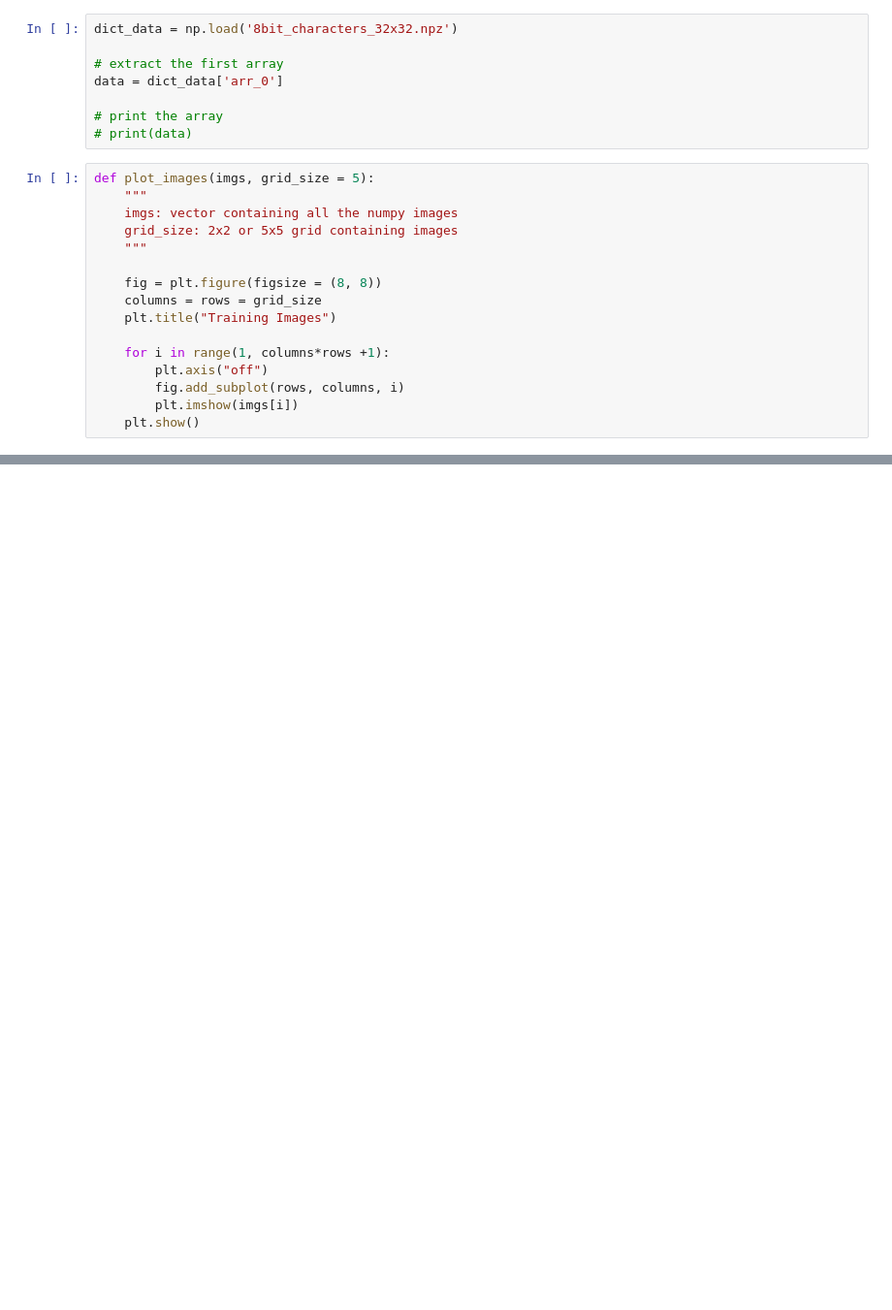
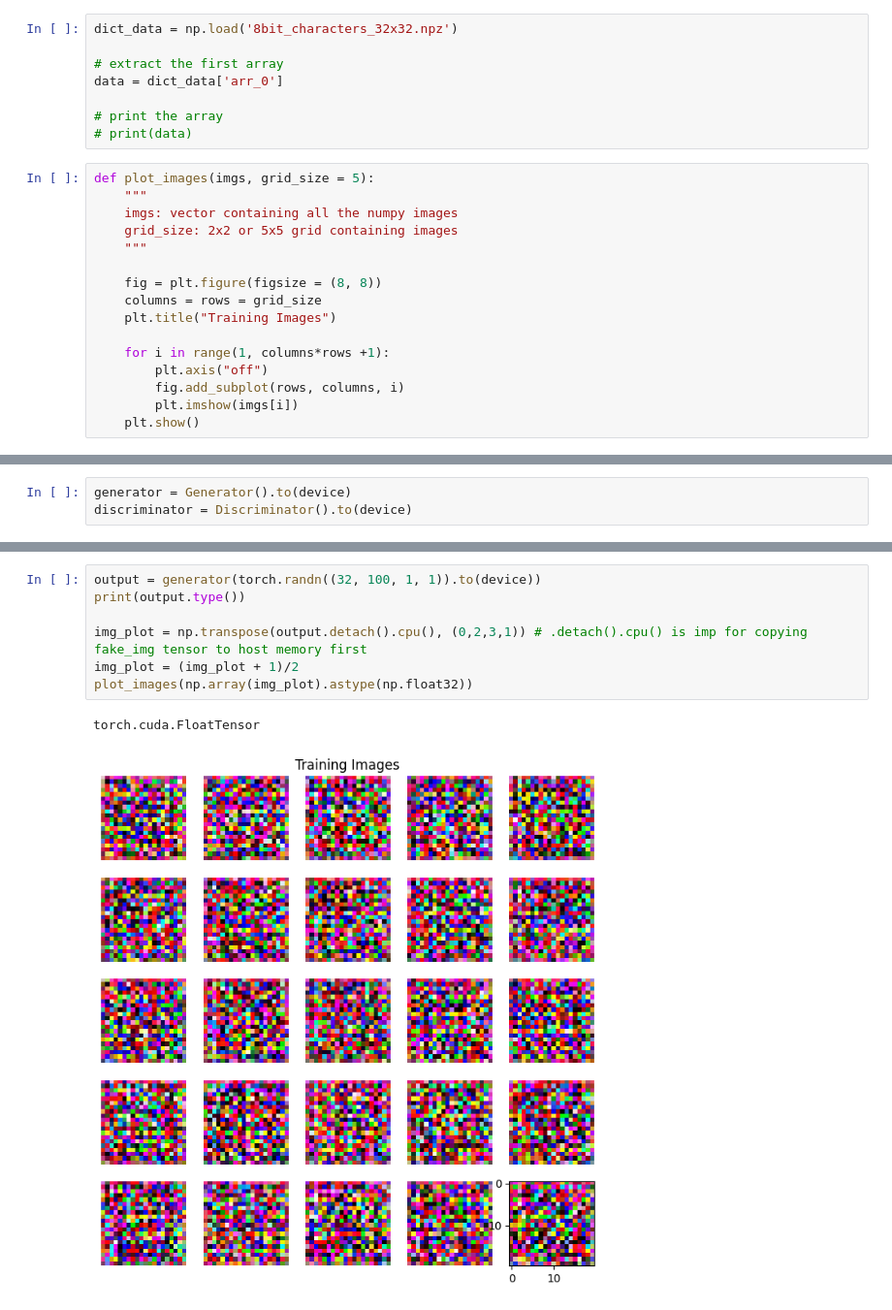
Before and after one commit to hunkim98/gan_practice, a Jupyter notebook: pixel_characters/character_generator.ipynb, the cells around one changed output, grey strips where cells are left out. Shown at 97% size. Drawn from its saved outputs; the diff is of its cells as text; blank space fills up the shorter version.

```diff
--- a/pixel_characters/character_generator.ipynb
+++ b/pixel_characters/character_generator.ipynb
@@ -123,0 +235,3 @@ plot_images(imgs['arr_0'], 3)
+# %%
+generator = Generator().to(device)
+discriminator = Discriminator().to(device)
@@ -123,0 +254,10 @@ plot_images(imgs['arr_0'], 3)
+# %%
+output = generator(torch.randn((32, 100, 1, 1)).to(device))
+print(output.type())
+
+img_plot = np.transpose(output.detach().cpu(), (0,2,3,1)) # .detach().cpu() is imp for copying fake_img tensor to host memory first
+img_plot = (img_plot + 1)/2
+plot_images(np.array(img_plot).astype(np.float32))
+# %% [output]
+torch.cuda.FloatTensor
+[figure, added]
```
Also changed, not shown: parts of 14 cells of this notebook, 8 other files.
